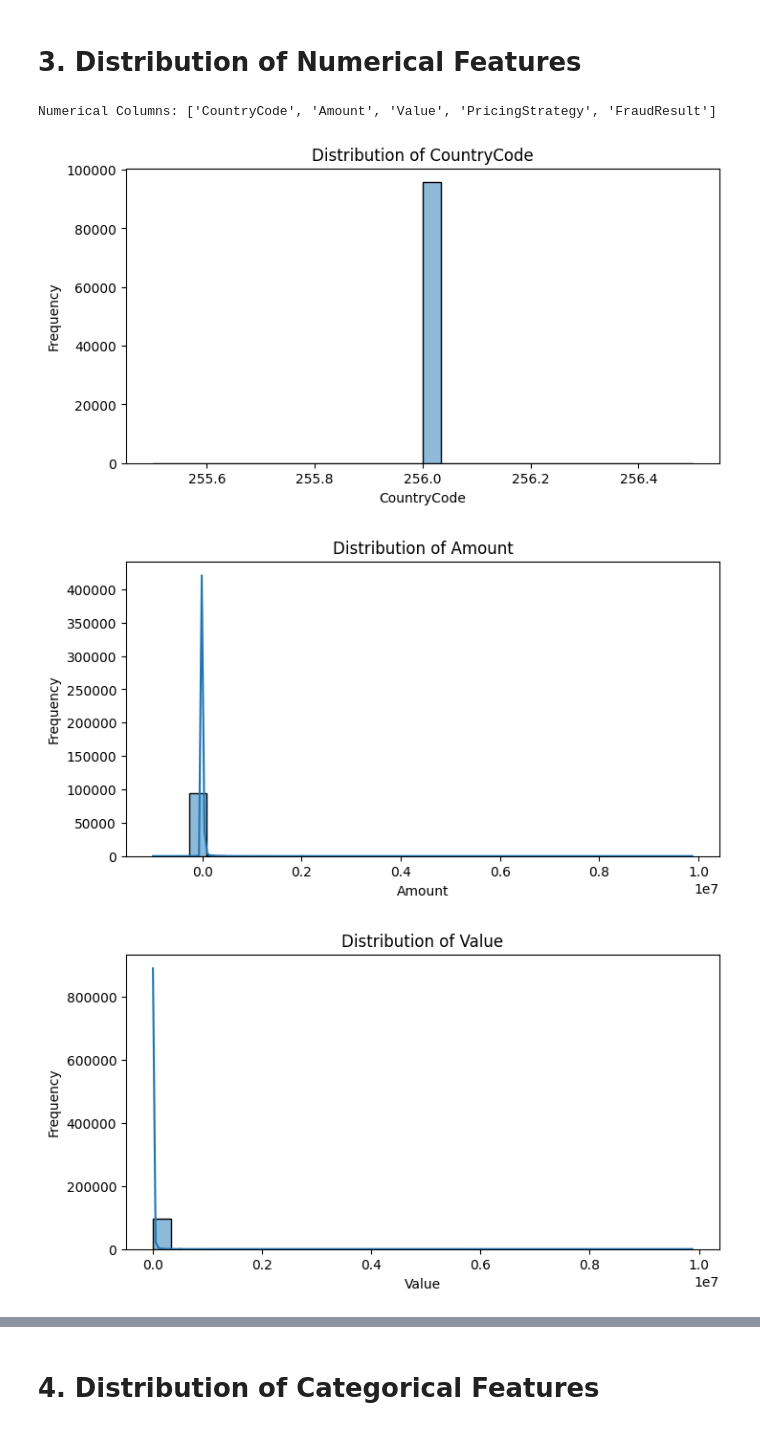
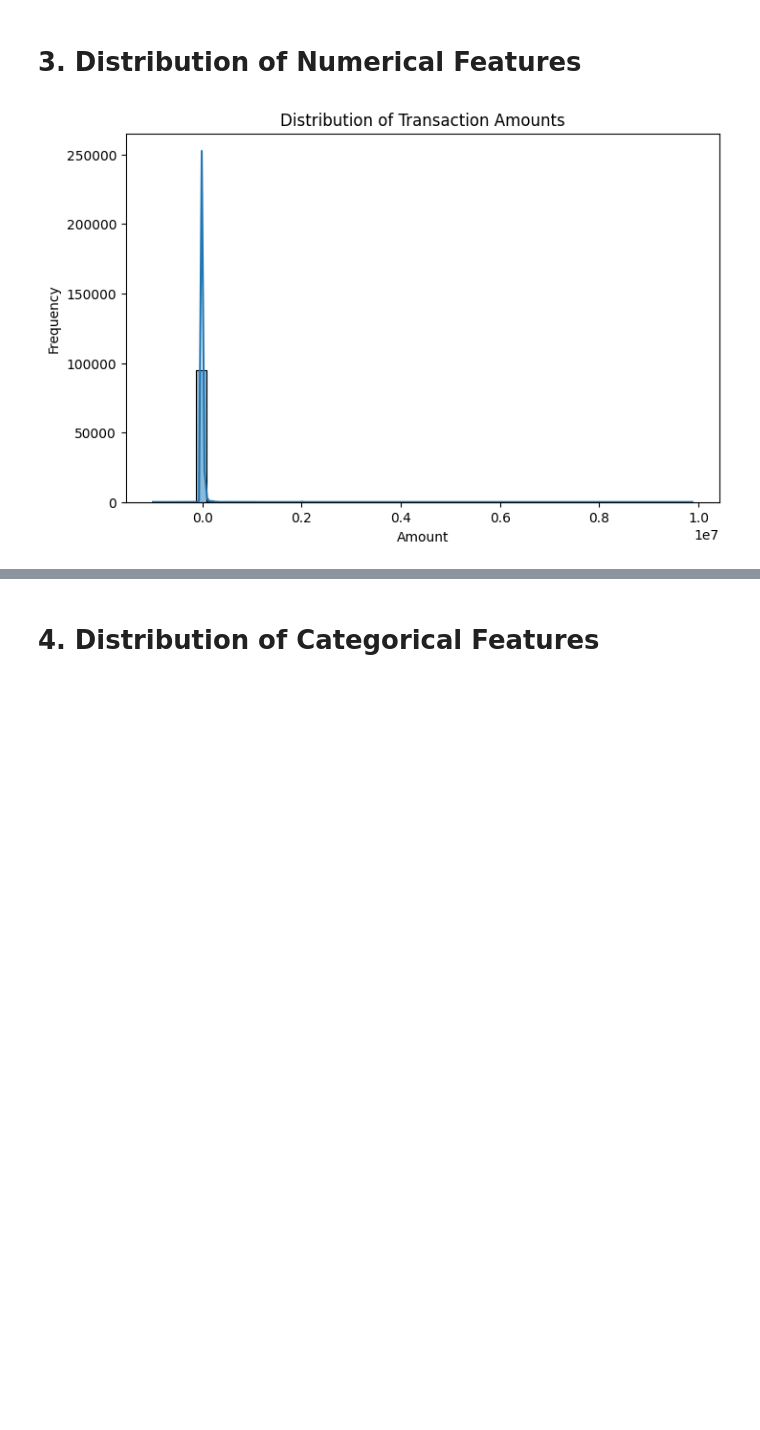
Before and after one commit to Isma7471/Credit-Scoring-Model, a Jupyter notebook: notebooks/01_data_exploration.ipynb, the cells around one changed output, grey strips where cells are left out. Drawn from its saved outputs; the diff is of its cells as text; code cells hidden in the pictures; blank space fills up the shorter version.

```diff
--- a/notebooks/01_data_exploration.ipynb
+++ b/notebooks/01_data_exploration.ipynb
@@ -9,6 +9,7 @@ import sys
 base_dir = os.path.abspath('../')
 file_path = os.path.join(base_dir, 'data', 'raw', 'data.csv')
 data = pd.read_csv(file_path)
+df = data.copy()
 # %% [markdown]
 ## 1 Dataset Overview
 # %%
@@ -39,3 +40,10 @@ CountryCode               int64
 95659     20  2019-02-13T09:54:35Z                2            0
 95660   3000  2019-02-13T10:01:10Z                2            0
 95661     60  2019-02-13T10:01:28Z                2            0
+# %%
+# Convert TransactionStartTime to datetime format
+df['TransactionStartTime'] = pd.to_datetime(df['TransactionStartTime'], errors='coerce')
+
+
+# Check for any remaining inconsistencies after conversion
+df.info(), df.head()
@@ -58,18 +105,12 @@ max          256.0  9.880000e+06  9.880000e+06         4.000000      1.000000
 # %% [markdown]
 # 3. Distribution of Numerical Features
 # %%
-# 3. Distribution of Numerical Features
-numerical_cols = data.select_dtypes(include=['int64', 'float64']).columns
-print("\nNumerical Columns:", numerical_cols.tolist())
-for col in numerical_cols:
-    plt.figure(figsize=(8, 4))
-    sns.histplot(data[col], kde=True, bins=30)
-    plt.title(f"Distribution of {col}")
-    plt.xlabel(col)
-    plt.ylabel("Frequency")
-    plt.show()
+# Distribution of transaction amounts
+plt.figure(figsize=(8,5))
+sns.histplot(df['Amount'], bins=50, kde=True)
+plt.title('Distribution of Transaction Amounts')
+plt.xlabel('Amount')
+plt.ylabel('Frequency')
+plt.show()
 # %% [output]
-Numerical Columns: ['CountryCode', 'Amount', 'Value', 'PricingStrategy', 'FraudResult']
-[figure, old version]
+[figure, new version]
-[figure, removed]
-[figure, removed]
```
Also changed, not shown: parts of 12 cells of this notebook.
